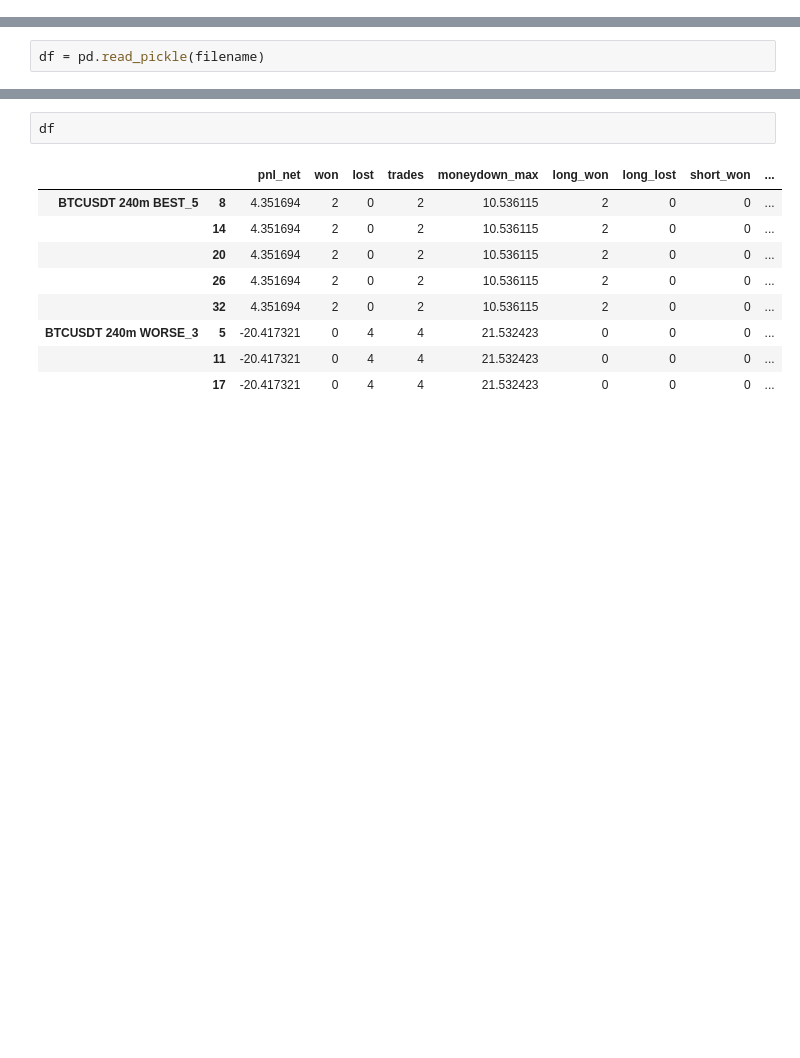
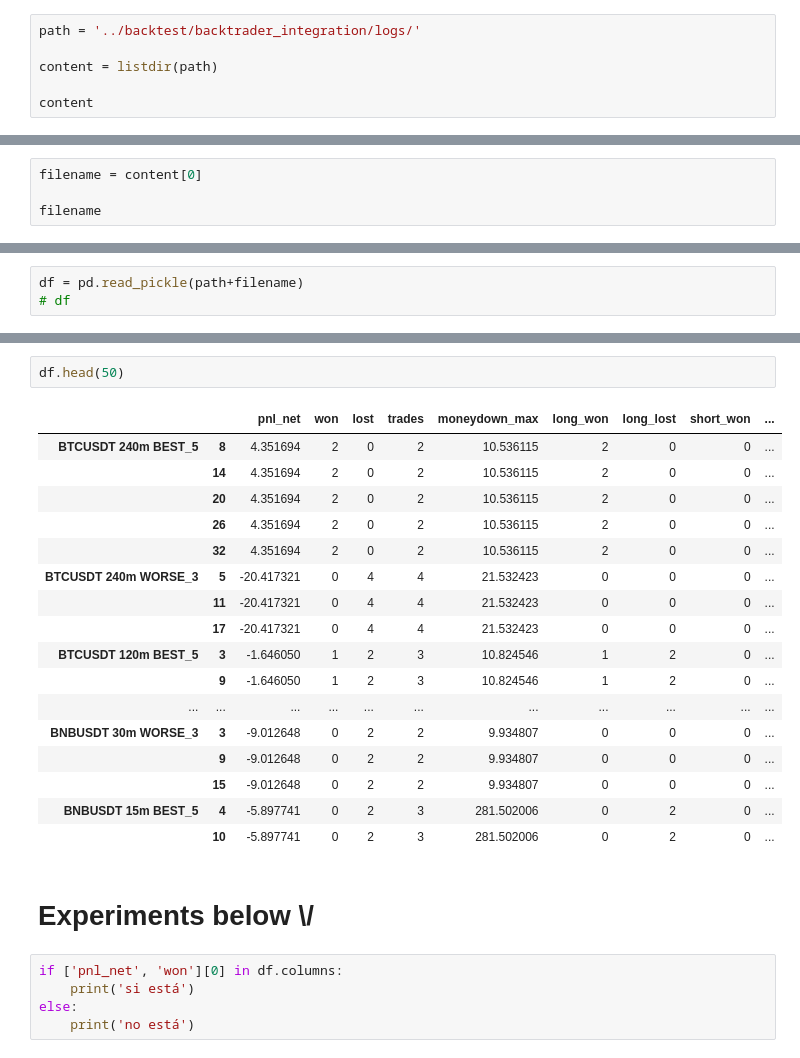
Before and after one commit to webclinic017/polaris_beta, a Jupyter notebook: visualizations/review-optimizations.ipynb, the cells around one changed output, grey strips where cells are left out. Cells and saved outputs as stored; diff of their text form; blank space fills up the shorter version.

```diff
--- a/visualizations/review-optimizations.ipynb
+++ b/visualizations/review-optimizations.ipynb
@@ -6,0 +4,6 @@ filename = f'../backtest/backtrader_integration/logs/OPT-best_results_aroon_2.pc
+# %%
+path = '../backtest/backtrader_integration/logs/'
+
+content = listdir(path)
+
+content
@@ -6,0 +13,4 @@ filename = f'../backtest/backtrader_integration/logs/OPT-best_results_aroon_2.pc
+# %%
+filename = content[0]
+
+filename
@@ -7,2 +19,3 @@ filename = f'../backtest/backtrader_integration/logs/OPT-best_results_aroon_2.pc
 # %%
-df = pd.read_pickle(filename)
+df = pd.read_pickle(path+filename)
+# df
@@ -9,12 +56,27 @@ df = pd.read_pickle(filename)
 # %%
-df
+df.head(50)
 # %% [output]
 |  |  | pnl_net | won | lost | trades | moneydown_max | long_won | long_lost | short_won | ... |
 | BTCUSDT 240m BEST_5 | 8 | 4.351694 | 2 | 0 | 2 | 10.536115 | 2 | 0 | 0 | ... |
 |  | 14 | 4.351694 | 2 | 0 | 2 | 10.536115 | 2 | 0 | 0 | ... |
 |  | 20 | 4.351694 | 2 | 0 | 2 | 10.536115 | 2 | 0 | 0 | ... |
 |  | 26 | 4.351694 | 2 | 0 | 2 | 10.536115 | 2 | 0 | 0 | ... |
 |  | 32 | 4.351694 | 2 | 0 | 2 | 10.536115 | 2 | 0 | 0 | ... |
 | BTCUSDT 240m WORSE_3 | 5 | -20.417321 | 0 | 4 | 4 | 21.532423 | 0 | 0 | 0 | ... |
 |  | 11 | -20.417321 | 0 | 4 | 4 | 21.532423 | 0 | 0 | 0 | ... |
 |  | 17 | -20.417321 | 0 | 4 | 4 | 21.532423 | 0 | 0 | 0 | ... |
+| BTCUSDT 120m BEST_5 | 3 | -1.646050 | 1 | 2 | 3 | 10.824546 | 1 | 2 | 0 | ... |
+|  | 9 | -1.646050 | 1 | 2 | 3 | 10.824546 | 1 | 2 | 0 | ... |
+| ... | ... | ... | ... | ... | ... | ... | ... | ... | ... | ... |
+| BNBUSDT 30m WORSE_3 | 3 | -9.012648 | 0 | 2 | 2 | 9.934807 | 0 | 0 | 0 | ... |
+|  | 9 | -9.012648 | 0 | 2 | 2 | 9.934807 | 0 | 0 | 0 | ... |
+|  | 15 | -9.012648 | 0 | 2 | 2 | 9.934807 | 0 | 0 | 0 | ... |
+| BNBUSDT 15m BEST_5 | 4 | -5.897741 | 0 | 2 | 3 | 281.502006 | 0 | 2 | 0 | ... |
+|  | 10 | -5.897741 | 0 | 2 | 3 | 281.502006 | 0 | 2 | 0 | ... |
+# %% [markdown]
+# Experiments below \\/
+# %%
+if ['pnl_net', 'won'][0] in df.columns:
+    print('si está')
+else:
+    print('no está')
```
Also changed, not shown: parts of 12 cells of this notebook, 4 other files.
